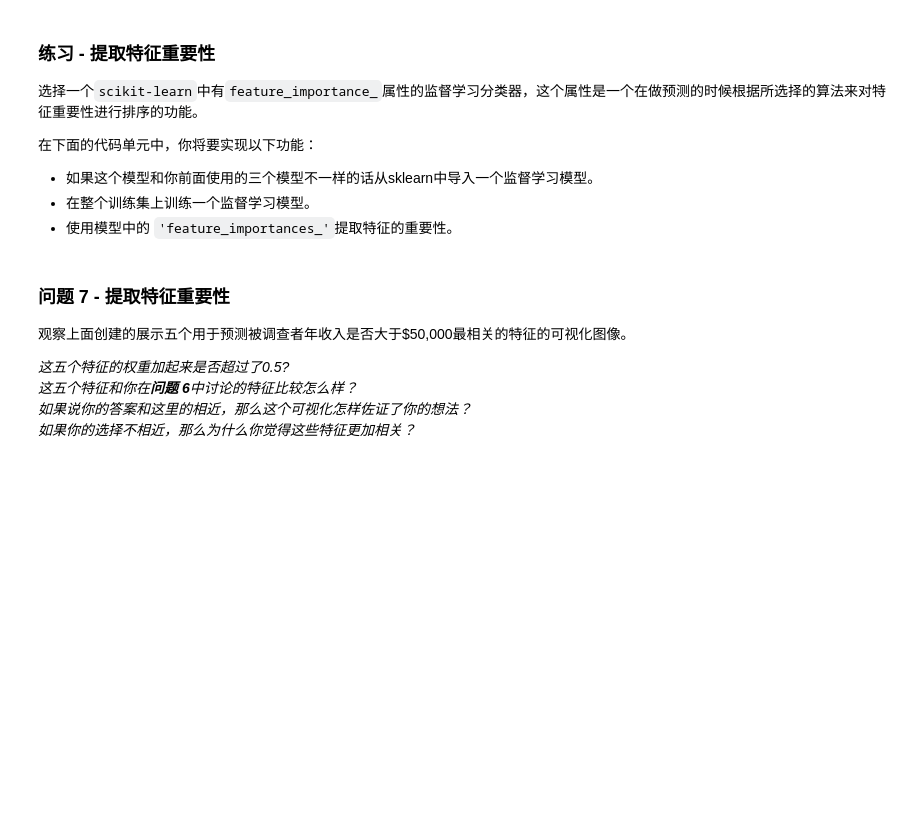
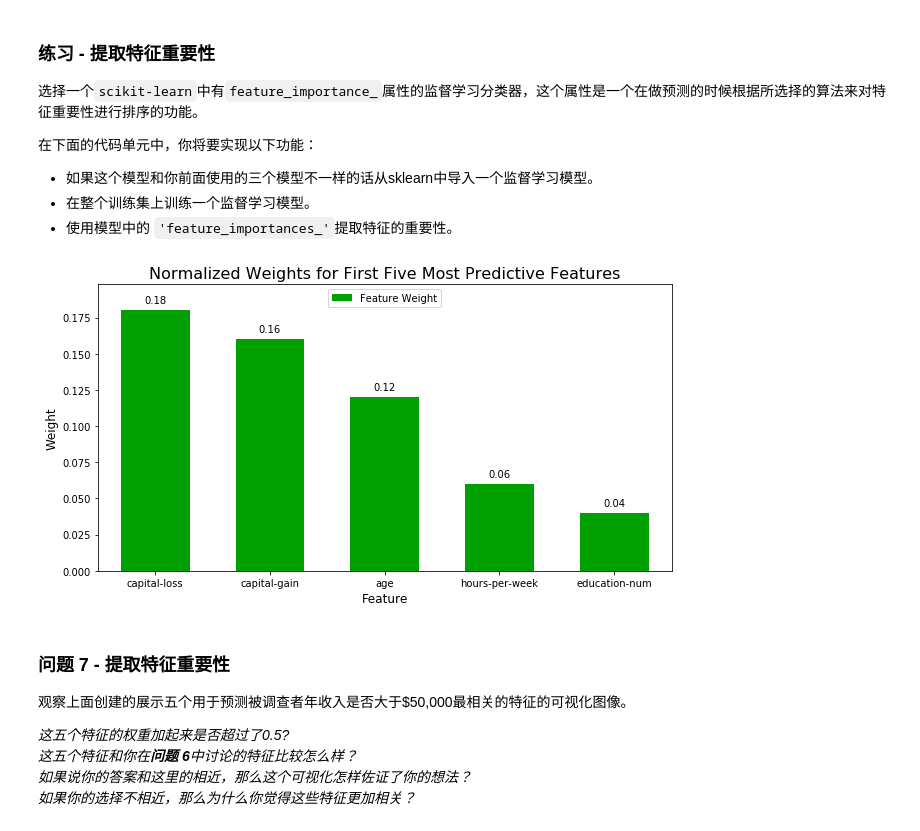
Before and after one commit to dremofly/FindPotentialSponsors, a Jupyter notebook: finding_donors.ipynb, the cells around one changed output. Saved outputs shown, nothing was run; the diff lists cells and outputs as text; code cells hidden in the pictures; blank space fills up the shorter version.

```diff
--- a/finding_donors.ipynb
+++ b/finding_donors.ipynb
@@ -562,15 +563,17 @@ _在这十三个记录中，你认为哪五个特征对于预测是最重要的
  - 使用模型中的 `'feature_importances_'`提取特征的重要性。
 # %%
 # TODO：导入一个有'feature_importances_'的监督学习模型
-
+# 之前已经导入了
 # TODO：在训练集上训练一个监督学习模型
-model = None
-
+model = AdaBoostClassifier()
+model.fit(X_train, y_train)
 # TODO： 提取特征重要性
-importances = None
+importances = model.feature_importances_
 
 # 绘图
 vs.feature_plot(importances, X_train, y_train)
+# %% [output]
+[figure, added]
 # %% [markdown]
 ### 问题 7 - 提取特征重要性
 观察上面创建的展示五个用于预测被调查者年收入是否大于\$50,000最相关的特征的可视化图像。
```
Also changed, not shown: parts of 9 cells of this notebook, 1 other file.
